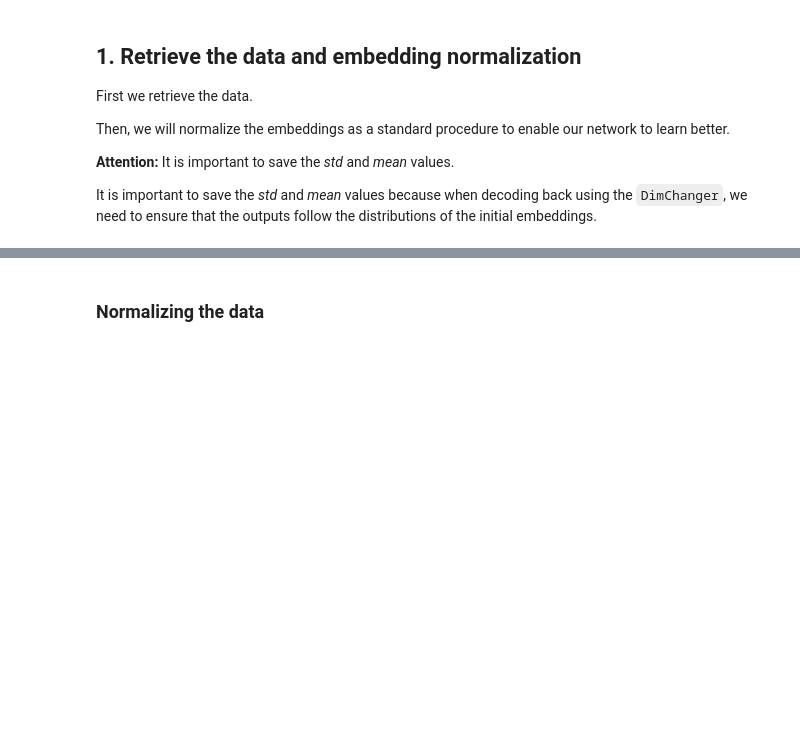
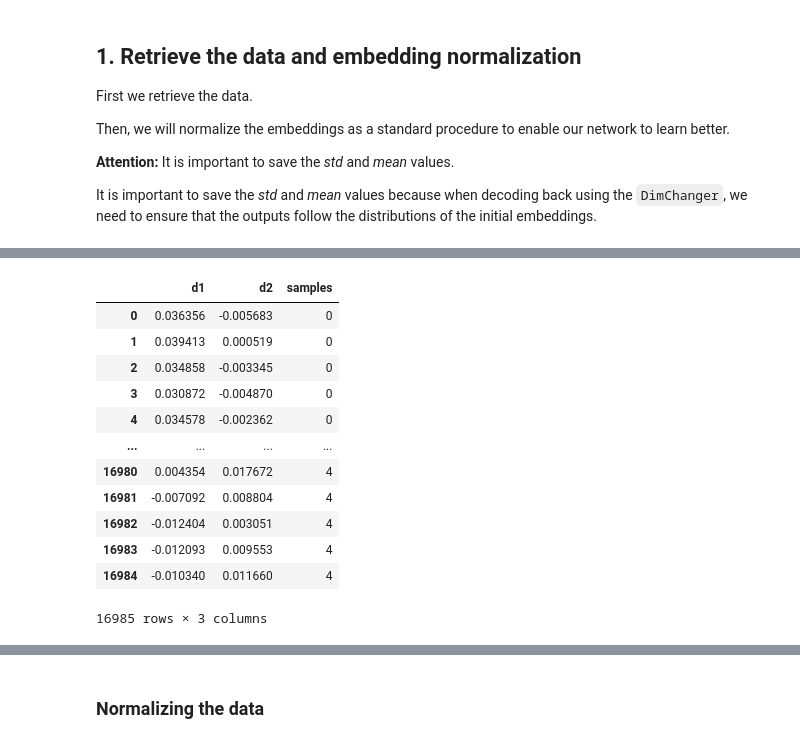
Before and after one commit to KrishnaswamyLab/omics_toolbox, a Jupyter notebook: workshops/cancer_plasticity/mioflow/01_Training_MIOFlow.ipynb, the cells around one changed output, grey strips where cells are left out. Saved outputs shown, nothing was run; the diff lists cells and outputs as text; code cells hidden in the pictures; blank space fills up the shorter version.

```diff
--- a/workshops/cancer_plasticity/mioflow/01_Training_MIOFlow.ipynb
+++ b/workshops/cancer_plasticity/mioflow/01_Training_MIOFlow.ipynb
@@ -54,2 +62,26 @@ data.head(1)
+# %%
+# Create a numerical bin for each unique value
+adata.obs['discrete_time'], _ = pd.factorize(adata.obs['day'])
+
+#Now lets create the data structure that mioflows works on top
+mioflow_df = pd.DataFrame(adata.obsm['X_phate'], columns=[f'd{i}' for i in range(1, adata.obsm['X_phate'].shape[1]+1)])
+
+# Add the time labels to the dataframe as a column called 'samples' (this is expected by MIOFlow)
+mioflow_df['samples'] = adata.obs['discrete_time'].values
+mioflow_df
+# %% [output]
+|  | d1 | d2 | samples |
+| 0 | 0.036356 | -0.005683 | 0 |
+| 1 | 0.039413 | 0.000519 | 0 |
+| 2 | 0.034858 | -0.003345 | 0 |
+| 3 | 0.030872 | -0.004870 | 0 |
+| 4 | 0.034578 | -0.002362 | 0 |
+| ... | ... | ... | ... |
+| 16980 | 0.004354 | 0.017672 | 4 |
+| 16981 | -0.007092 | 0.008804 | 4 |
+| 16982 | -0.012404 | 0.003051 | 4 |
+| 16983 | -0.012093 | 0.009553 | 4 |
+| 16984 | -0.010340 | 0.011660 | 4 |
+16985 rows × 3 columns
 # %%
 # Get embedding columns dynamically
```
Also changed, not shown: parts of 12 cells of this notebook, 1 other file.
